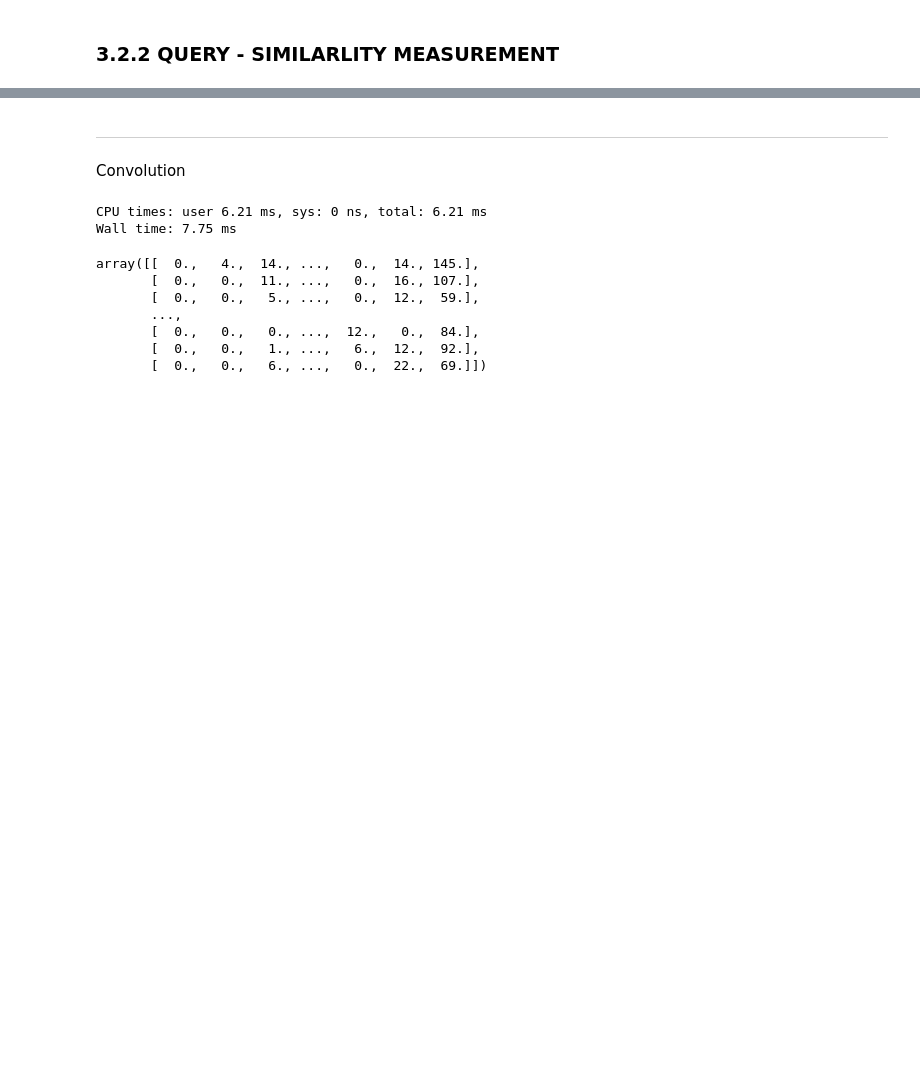
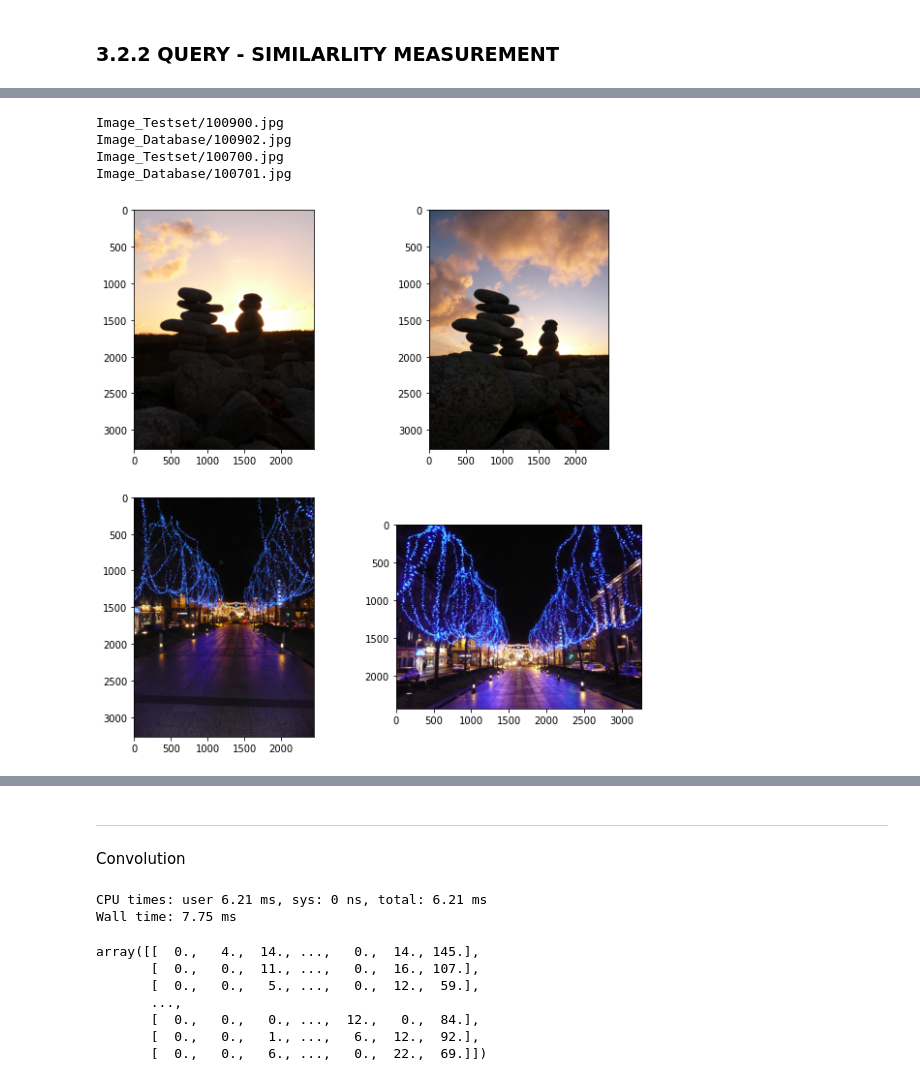
Before and after one commit to pdthuc/Applied-Parallel-Programming, a Jupyter notebook: Group04_AppliedParallelProgramming.ipynb, the cells around one changed output, grey strips where cells are left out. Cells and saved outputs as stored; diff of their text form; code cells hidden in the pictures; blank space fills up the shorter version.

```diff
--- a/Group04_AppliedParallelProgramming.ipynb
+++ b/Group04_AppliedParallelProgramming.ipynb
@@ -439,0 +549,19 @@ for i, (key, value) in enumerate(correct_imageName.items()):
+# %%
+plt.figure(figsize=(10,10))
+
+plt.subplot(2,2,1)
+plt.imshow(getImg(ts_image_path+"100900.jpg"))
+plt.subplot(2,2,2)
+plt.imshow(getImg(db_image_path+"100902.jpg"))
+plt.subplot(2,2,3)
+plt.imshow(getImg(ts_image_path+"100700.jpg"))
+plt.subplot(2,2,4)
+plt.imshow(getImg(db_image_path+"100701.jpg"))
+
+plt.show()
+# %% [output]
+Image_Testset/100900.jpg
+Image_Database/100902.jpg
+Image_Testset/100700.jpg
+Image_Database/100701.jpg
+[figure, added]
```
Also changed, not shown: parts of 33 cells of this notebook.
